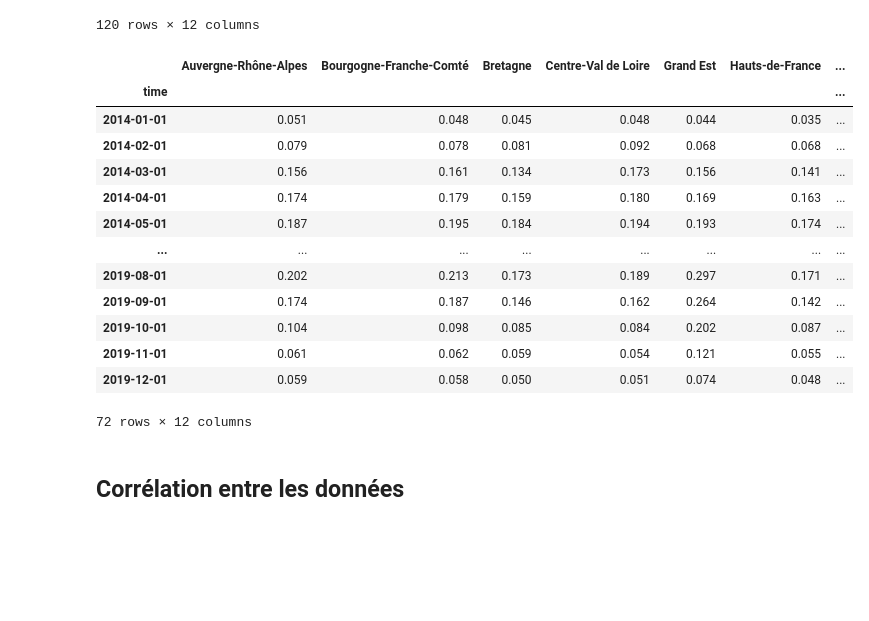
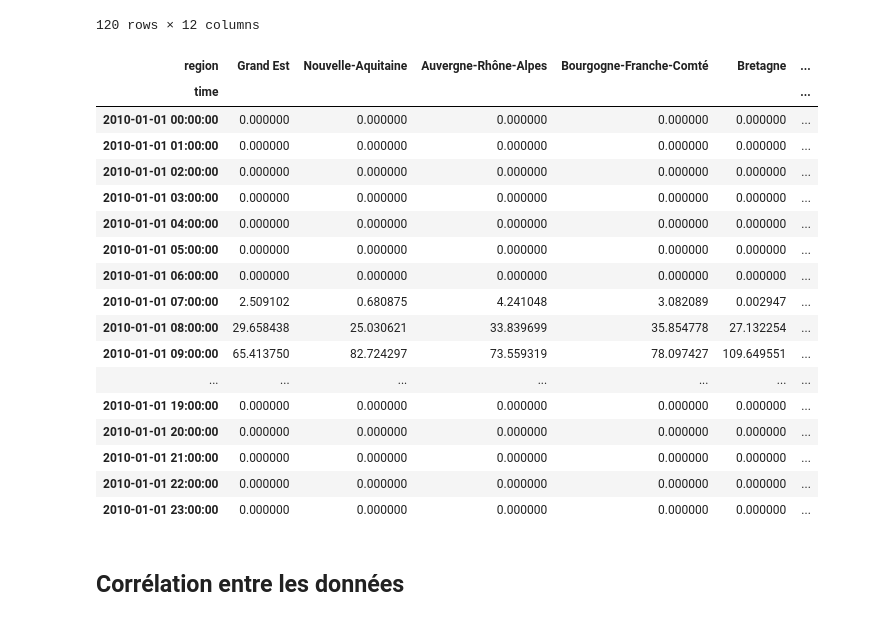
Before and after one commit to Troisieme-111/VRE-France-project, a Jupyter notebook: project_vre.ipynb, the cells around one changed output. Saved outputs shown, nothing was run; the diff lists cells and outputs as text; code cells hidden in the pictures; blank space fills up the shorter version.

Commit message:
Modification_Alexis Ajout du calcul horaire du facteur de charge

```diff
--- a/project_vre.ipynb
+++ b/project_vre.ipynb
@@ -46,9 +66,10 @@ import matplotlib.pyplot as plt
 import pandas as pd
 import xarray as xr
 import numpy as np
+
 # Directories where you saved the data
-data_dir_energy = Path('C:/Projet-VRE/data')
-data_dir_climate = Path('C:/Projet-VRE/data/climate_france')
+data_dir_energy = Path('/Users/alexis/VRE-France-project/data')
+data_dir_climate = Path('/Users/alexis/VRE-France-project/data/climate_france')
 
 # Template filenames
 filename_mask = 'mask_datagouv_french_regions_merra2_Nx_France.nc'
@@ -169,22 +190,27 @@ df_monthly_reg
 # %%
 df_energy_join, df_monthly_reg_join = df_energy.align(df_monthly_reg, join='inner', axis=0) # avoir les mêmes indexes
 # %%
-df_energy_join
+da_climate_pd = da_climate_reg.to_pandas()
+da_climate_pd.loc['2010-01-01']
 # %% [output]
-|  | Auvergne-Rhône-Alpes | Bourgogne-Franche-Comté | Bretagne | Centre-Val de Loire | Grand Est | Hauts-de-France | ... |
-| time |  |  |  |  |  |  | ... |
-| 2014-01-01 | 0.051 | 0.048 | 0.045 | 0.048 | 0.044 | 0.035 | ... |
-| 2014-02-01 | 0.079 | 0.078 | 0.081 | 0.092 | 0.068 | 0.068 | ... |
-| 2014-03-01 | 0.156 | 0.161 | 0.134 | 0.173 | 0.156 | 0.141 | ... |
-| 2014-04-01 | 0.174 | 0.179 | 0.159 | 0.180 | 0.169 | 0.163 | ... |
-| 2014-05-01 | 0.187 | 0.195 | 0.184 | 0.194 | 0.193 | 0.174 | ... |
-| ... | ... | ... | ... | ... | ... | ... | ... |
-| 2019-08-01 | 0.202 | 0.213 | 0.173 | 0.189 | 0.297 | 0.171 | ... |
-| 2019-09-01 | 0.174 | 0.187 | 0.146 | 0.162 | 0.264 | 0.142 | ... |
-| 2019-10-01 | 0.104 | 0.098 | 0.085 | 0.084 | 0.202 | 0.087 | ... |
-| 2019-11-01 | 0.061 | 0.062 | 0.059 | 0.054 | 0.121 | 0.055 | ... |
-| 2019-12-01 | 0.059 | 0.058 | 0.050 | 0.051 | 0.074 | 0.048 | ... |
+| region | Grand Est | Nouvelle-Aquitaine | Auvergne-Rhône-Alpes | Bourgogne-Franche-Comté | Bretagne | ... |
+| time |  |  |  |  |  | ... |
+| 2010-01-01 00:00:00 | 0.000000 | 0.000000 | 0.000000 | 0.000000 | 0.000000 | ... |
+| 2010-01-01 01:00:00 | 0.000000 | 0.000000 | 0.000000 | 0.000000 | 0.000000 | ... |
+| 2010-01-01 02:00:00 | 0.000000 | 0.000000 | 0.000000 | 0.000000 | 0.000000 | ... |
+| 2010-01-01 03:00:00 | 0.000000 | 0.000000 | 0.000000 | 0.000000 | 0.000000 | ... |
+| 2010-01-01 04:00:00 | 0.000000 | 0.000000 | 0.000000 | 0.000000 | 0.000000 | ... |
+| 2010-01-01 05:00:00 | 0.000000 | 0.000000 | 0.000000 | 0.000000 | 0.000000 | ... |
+| 2010-01-01 06:00:00 | 0.000000 | 0.000000 | 0.000000 | 0.000000 | 0.000000 | ... |
+| 2010-01-01 07:00:00 | 2.509102 | 0.680875 | 4.241048 | 3.082089 | 0.002947 | ... |
+| 2010-01-01 08:00:00 | 29.658438 | 25.030621 | 33.839699 | 35.854778 | 27.132254 | ... |
+| 2010-01-01 09:00:00 | 65.413750 | 82.724297 | 73.559319 | 78.097427 | 109.649551 | ... |
+| ... | ... | ... | ... | ... | ... | ... |
+| 2010-01-01 19:00:00 | 0.000000 | 0.000000 | 0.000000 | 0.000000 | 0.000000 | ... |
+| 2010-01-01 20:00:00 | 0.000000 | 0.000000 | 0.000000 | 0.000000 | 0.000000 | ... |
+| 2010-01-01 21:00:00 | 0.000000 | 0.000000 | 0.000000 | 0.000000 | 0.000000 | ... |
+| 2010-01-01 22:00:00 | 0.000000 | 0.000000 | 0.000000 | 0.000000 | 0.000000 | ... |
+| 2010-01-01 23:00:00 | 0.000000 | 0.000000 | 0.000000 | 0.000000 | 0.000000 | ... |
-72 rows × 12 columns
 # %% [markdown]
 ## Corrélation entre les données
 # %%
```
Also changed, not shown: parts of 11 cells of this notebook.
